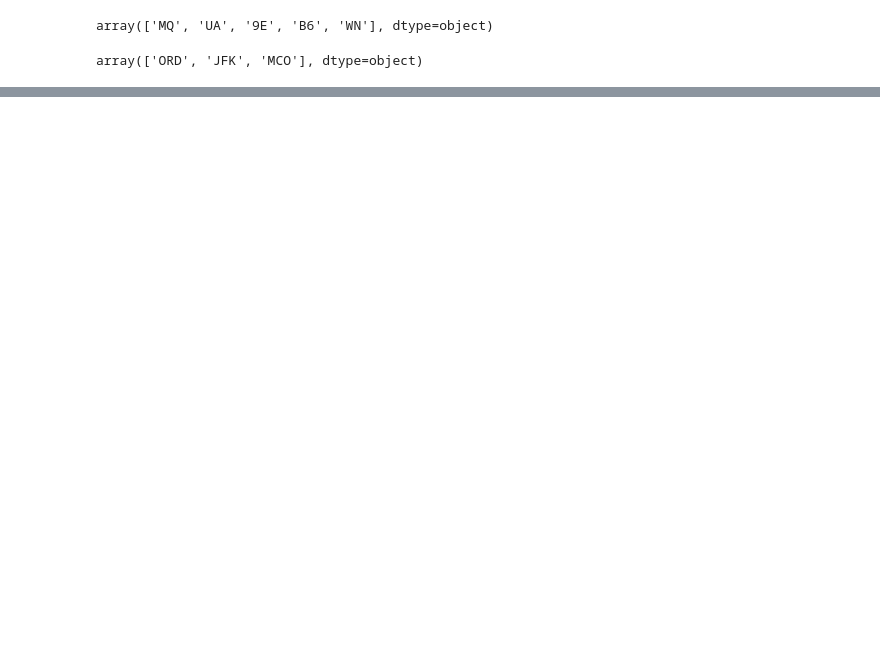
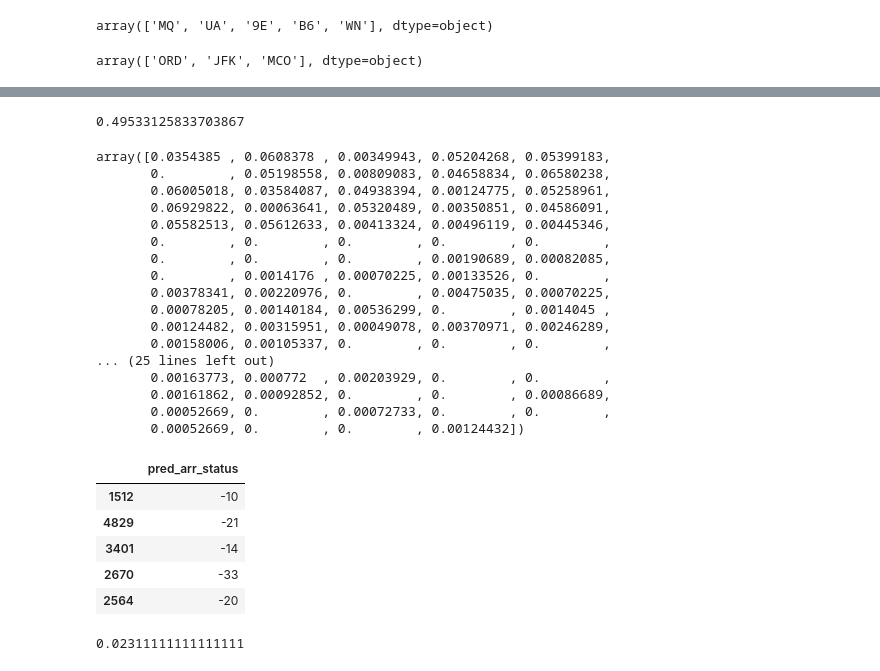
Before and after one commit to melvin1117/flight-predictions, a Jupyter notebook: analysis1.ipynb, the cells around one changed output, grey strips where cells are left out. Cells and saved outputs as stored; diff of their text form; code cells hidden in the pictures; blank space fills up the shorter version.

```diff
--- a/analysis1.ipynb
+++ b/analysis1.ipynb
@@ -300,7 +446,8 @@ Name: arr_status, Length: 1125, dtype: int32
 # %%
 #model = LogisticRegression(fit_intercept = True, solver='newton-cg', multi_class = 'multinomial', penalty = 'none', max_iter = 1000)
 # model = LogisticRegression(fit_intercept = True, solver='lbfgs', multi_class = 'ovr', penalty = 'none', max_iter = 1000)
-model = LogisticRegression(fit_intercept = True, solver='lbfgs', multi_class = 'multinomial', penalty = 'none', max_iter = 1000)
+# model = LogisticRegression(fit_intercept = True, solver='lbfgs', multi_class = 'multinomial', penalty = None, max_iter = 1000)
+model = LinearRegression(fit_intercept = True)
 # model = LogisticRegression(fit_intercept = True, solver='newton-cg', multi_class = 'multinomial', penalty = 'none', max_iter = 10000)
 
 # While using multiclass case do multi_class = 'ovr' or 'auto'; can also try other solvers
@@ -344 +491,39 @@ model.score(X_test,y_test)
+# %%
+from sklearn.tree import DecisionTreeClassifier
+# from sklearn.tree import DecisionTreeRegressor
+clf = DecisionTreeClassifier(random_state=50, min_samples_leaf = 3)
+
+clf = clf.fit(X_train, y_train)
+clf.score(X_train, y_train)
+
+clf.feature_importances_
+test_output = pd.DataFrame(clf.predict(X_test), index = X_test.index, columns = ['pred_arr_status'])
+test_output.head()
+clf.score(X_test, y_test)
+# %% [output]
+0.49533125833703867
+array([0.0354385 , 0.0608378 , 0.00349943, 0.05204268, 0.05399183,
+       0.        , 0.05198558, 0.00809083, 0.04658834, 0.06580238,
+       0.06005018, 0.03584087, 0.04938394, 0.00124775, 0.05258961,
+       0.06929822, 0.00063641, 0.05320489, 0.00350851, 0.04586091,
+       0.05582513, 0.05612633, 0.00413324, 0.00496119, 0.00445346,
+       0.        , 0.        , 0.        , 0.        , 0.        ,
+       0.        , 0.        , 0.        , 0.00190689, 0.00082085,
+       0.        , 0.0014176 , 0.00070225, 0.00133526, 0.        ,
+       0.00378341, 0.00220976, 0.        , 0.00475035, 0.00070225,
+       0.00078205, 0.00140184, 0.00536299, 0.        , 0.0014045 ,
+       0.00124482, 0.00315951, 0.00049078, 0.00370971, 0.00246289,
+       0.00158006, 0.00105337, 0.        , 0.        , 0.        ,
+... (25 lines left out)
+       0.00163773, 0.000772  , 0.00203929, 0.        , 0.        ,
+       0.00161862, 0.00092852, 0.        , 0.        , 0.00086689,
+       0.00052669, 0.        , 0.00072733, 0.        , 0.        ,
+       0.00052669, 0.        , 0.        , 0.00124432])
+|  | pred_arr_status |
+| 1512 | -10 |
+| 4829 | -21 |
+| 3401 | -14 |
+| 2670 | -33 |
+| 2564 | -20 |
+0.02311111111111111
 # %%
```
Also changed, not shown: parts of 18 cells of this notebook, 9 other files.
